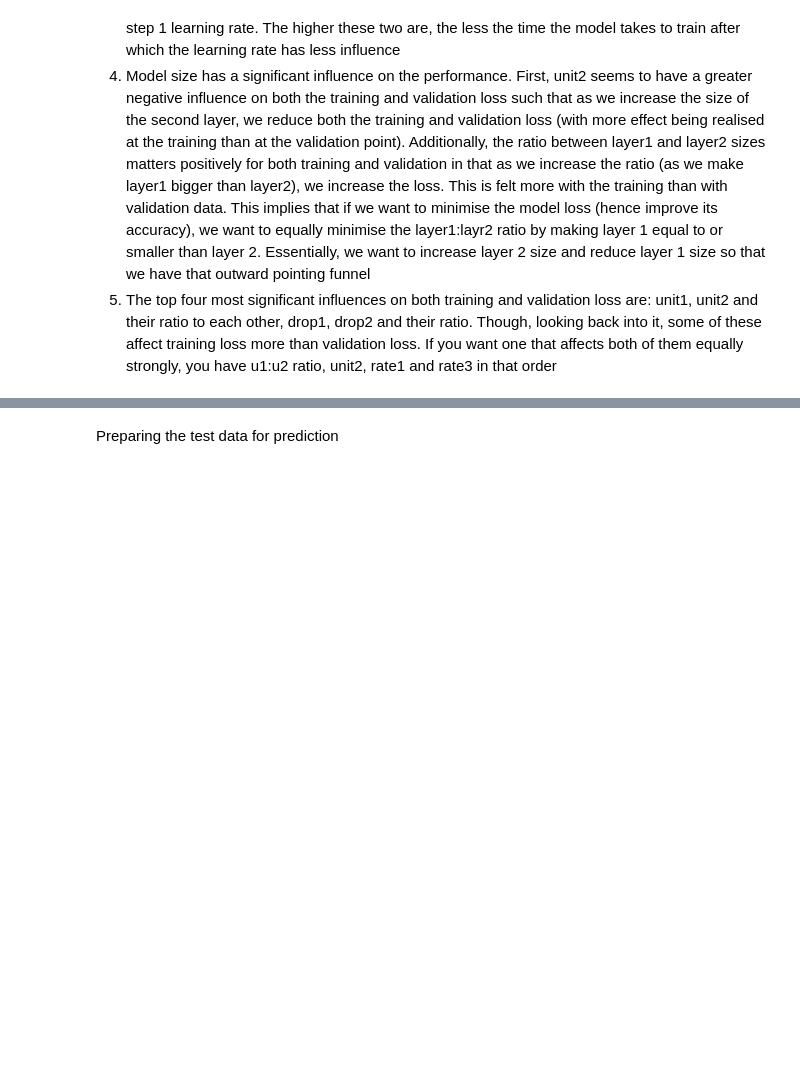
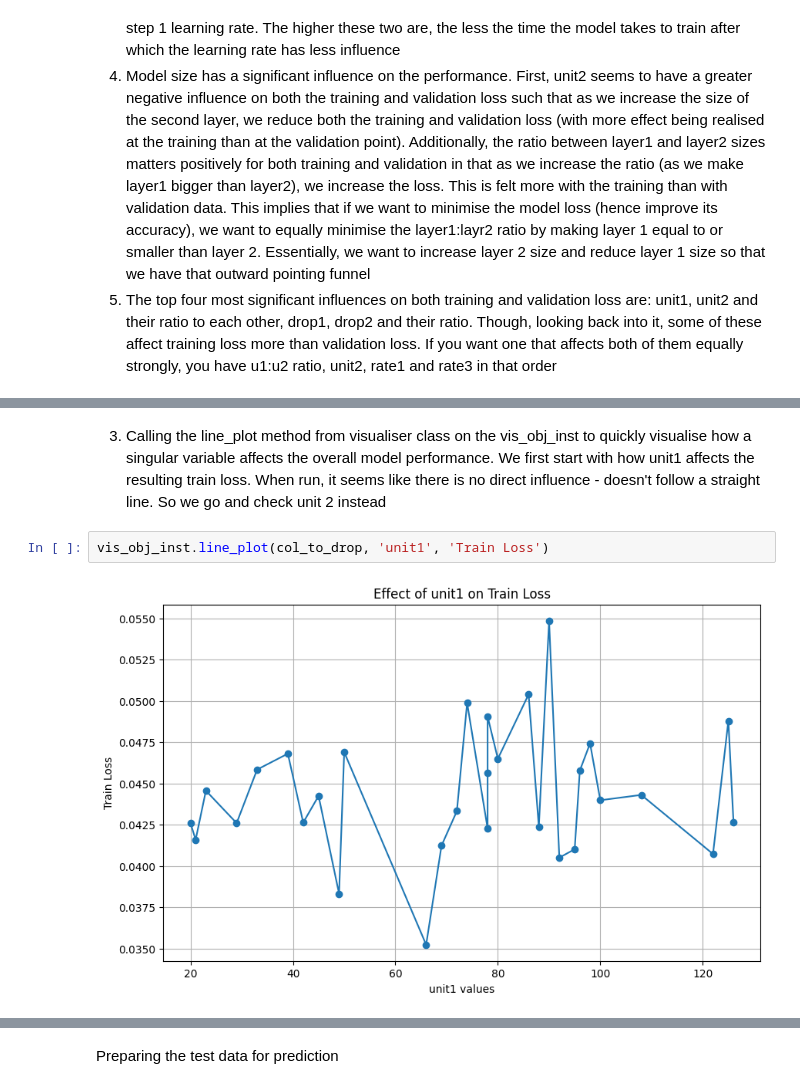
Before and after one commit to sjedidiah4/Project_1, a Jupyter notebook: Publication/Bayesian_Optimisation_2_Layer_Bi_LSTM.ipynb, the cells around one changed output, grey strips where cells are left out. Drawn from its saved outputs; the diff is of its cells as text; blank space fills up the shorter version.

Commit message:
line and 2D contour plot addition

```diff
--- a/Publication/Bayesian_Optimisation_2_Layer_Bi_LSTM.ipynb
+++ b/Publication/Bayesian_Optimisation_2_Layer_Bi_LSTM.ipynb
@@ -522,0 +545,6 @@ KeyboardInterrupt: ignored
+# %% [markdown]
+3. Calling the line_plot method from visualiser class on the vis_obj_inst to quickly visualise how a singular variable affects the overall model performance. We first start with how unit1 affects the resulting train loss. When run, it seems like there is no direct influence - doesn't follow a straight line. So we go and check unit 2 instead
+# %%
+vis_obj_inst.line_plot(col_to_drop, 'unit1', 'Train Loss')
+# %% [output]
+[figure, added]
```
Also changed, not shown: parts of 22 cells of this notebook.
